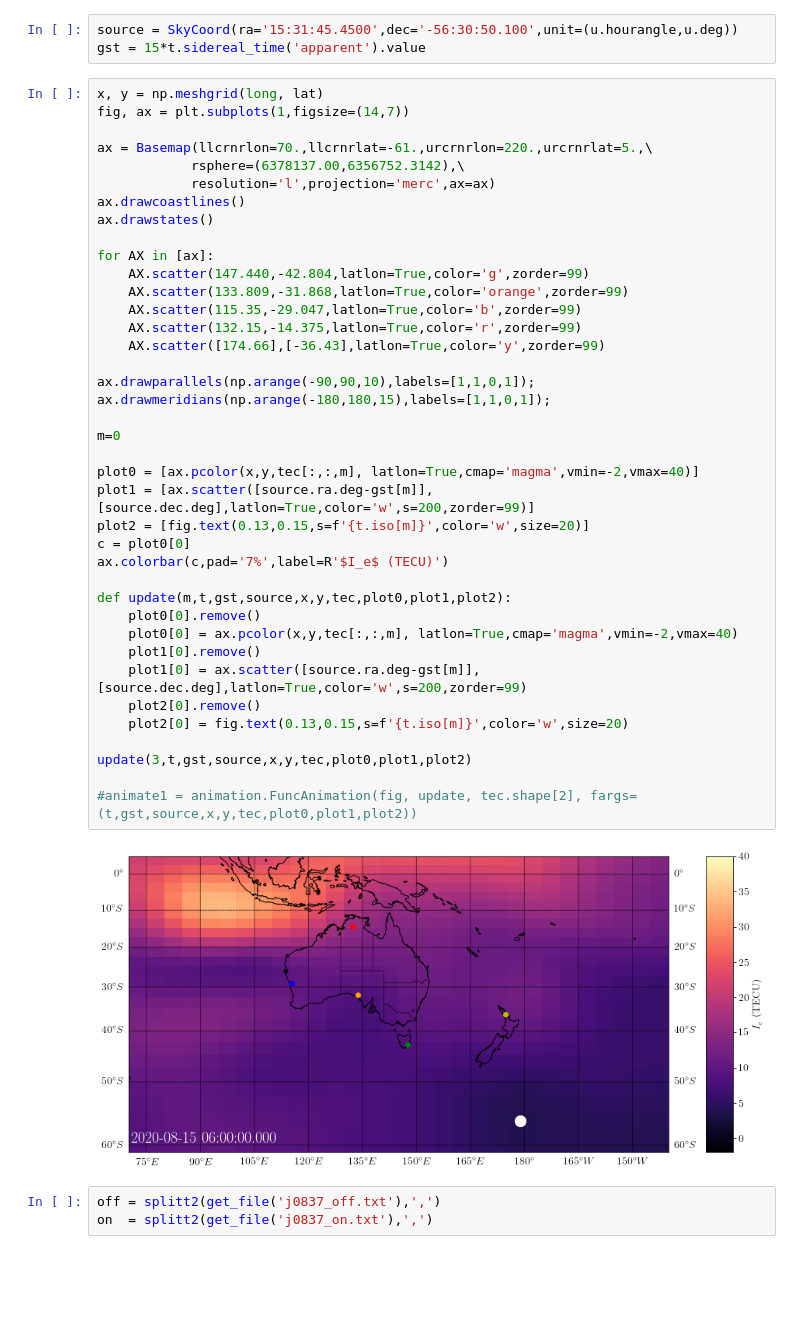
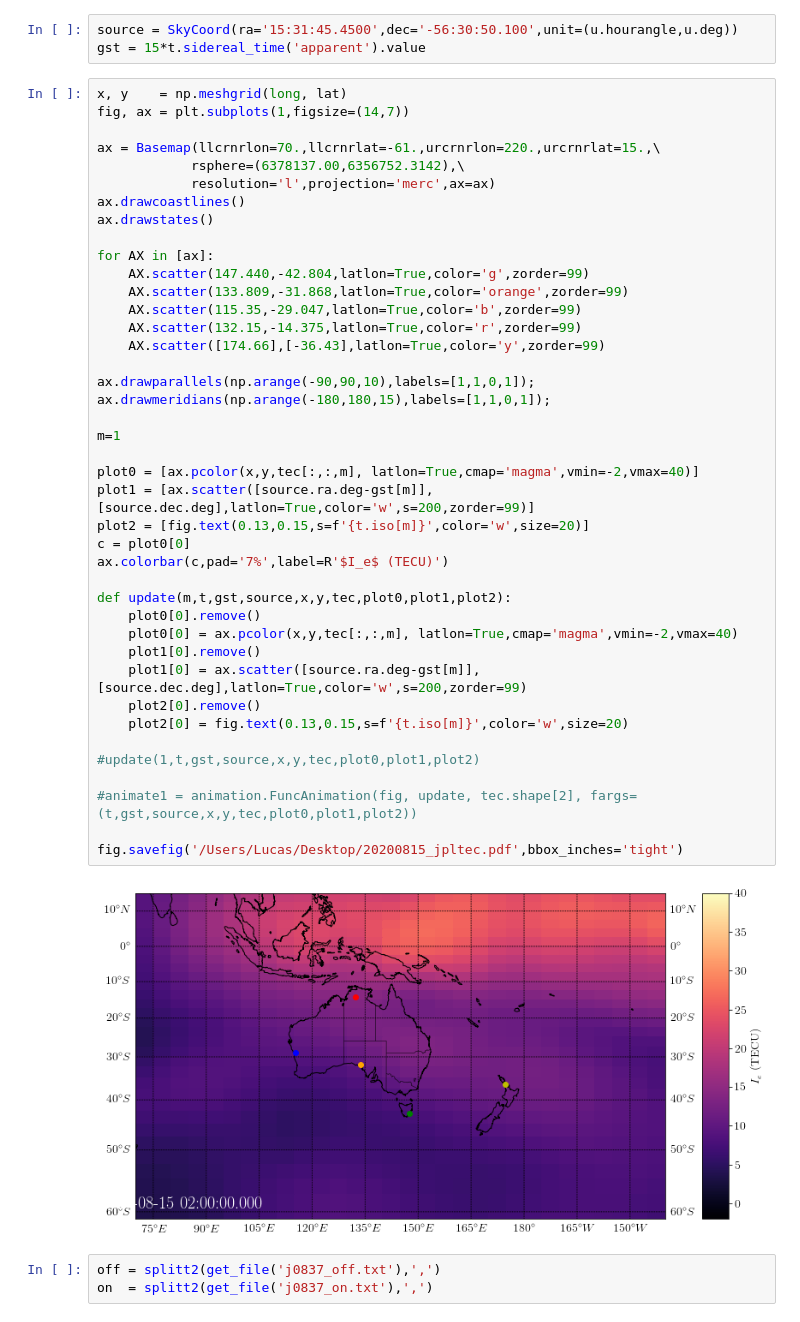
Before and after one commit to lucasjord/spirals, a Jupyter notebook: testing/spiralsmv.ipynb, the cells around one changed output. Drawn from its saved outputs; the diff is of its cells as text; blank space fills up the shorter version.

```diff
--- a/testing/spiralsmv.ipynb
+++ b/testing/spiralsmv.ipynb
@@ -290,46 +290,48 @@ t, long, lat, tec, rms = read_jpltec(tecfile)
 source = SkyCoord(ra='15:31:45.4500',dec='-56:30:50.100',unit=(u.hourangle,u.deg))
 gst = 15*t.sidereal_time('apparent').value
 # %%
-x, y = np.meshgrid(long, lat)
+x, y    = np.meshgrid(long, lat)
 fig, ax = plt.subplots(1,figsize=(14,7))
 
-ax = Basemap(llcrnrlon=70.,llcrnrlat=-61.,urcrnrlon=220.,urcrnrlat=5.,\
+ax = Basemap(llcrnrlon=70.,llcrnrlat=-61.,urcrnrlon=220.,urcrnrlat=15.,\
             rsphere=(6378137.00,6356752.3142),\
             resolution='l',projection='merc',ax=ax)
 ax.drawcoastlines()
 ax.drawstates()
 
 for AX in [ax]:
     AX.scatter(147.440,-42.804,latlon=True,color='g',zorder=99)
     AX.scatter(133.809,-31.868,latlon=True,color='orange',zorder=99)
     AX.scatter(115.35,-29.047,latlon=True,color='b',zorder=99)
     AX.scatter(132.15,-14.375,latlon=True,color='r',zorder=99)
     AX.scatter([174.66],[-36.43],latlon=True,color='y',zorder=99)
 
 ax.drawparallels(np.arange(-90,90,10),labels=[1,1,0,1]);
 ax.drawmeridians(np.arange(-180,180,15),labels=[1,1,0,1]);
 
-m=0
+m=1
 
 plot0 = [ax.pcolor(x,y,tec[:,:,m], latlon=True,cmap='magma',vmin=-2,vmax=40)]
 plot1 = [ax.scatter([source.ra.deg-gst[m]],[source.dec.deg],latlon=True,color='w',s=200,zorder=99)]
 plot2 = [fig.text(0.13,0.15,s=f'{t.iso[m]}',color='w',size=20)]
 c = plot0[0]
 ax.colorbar(c,pad='7%',label=R'$I_e$ (TECU)')
 
 def update(m,t,gst,source,x,y,tec,plot0,plot1,plot2):
     plot0[0].remove()
     plot0[0] = ax.pcolor(x,y,tec[:,:,m], latlon=True,cmap='magma',vmin=-2,vmax=40)
     plot1[0].remove()
     plot1[0] = ax.scatter([source.ra.deg-gst[m]],[source.dec.deg],latlon=True,color='w',s=200,zorder=99)
     plot2[0].remove()
     plot2[0] = fig.text(0.13,0.15,s=f'{t.iso[m]}',color='w',size=20)
 
-update(3,t,gst,source,x,y,tec,plot0,plot1,plot2)
+#update(1,t,gst,source,x,y,tec,plot0,plot1,plot2)
 
 #animate1 = animation.FuncAnimation(fig, update, tec.shape[2], fargs=(t,gst,source,x,y,tec,plot0,plot1,plot2))
+
+fig.savefig('/Users/Lucas/Desktop/20200815_jpltec.pdf',bbox_inches='tight')
 # %% [output]
-[figure, old version]
+[figure, new version]
 # %%
 off = splitt2(get_file('j0837_off.txt'),',')
 on  = splitt2(get_file('j0837_on.txt'),',')
```
Also changed, not shown: 26 other files.
